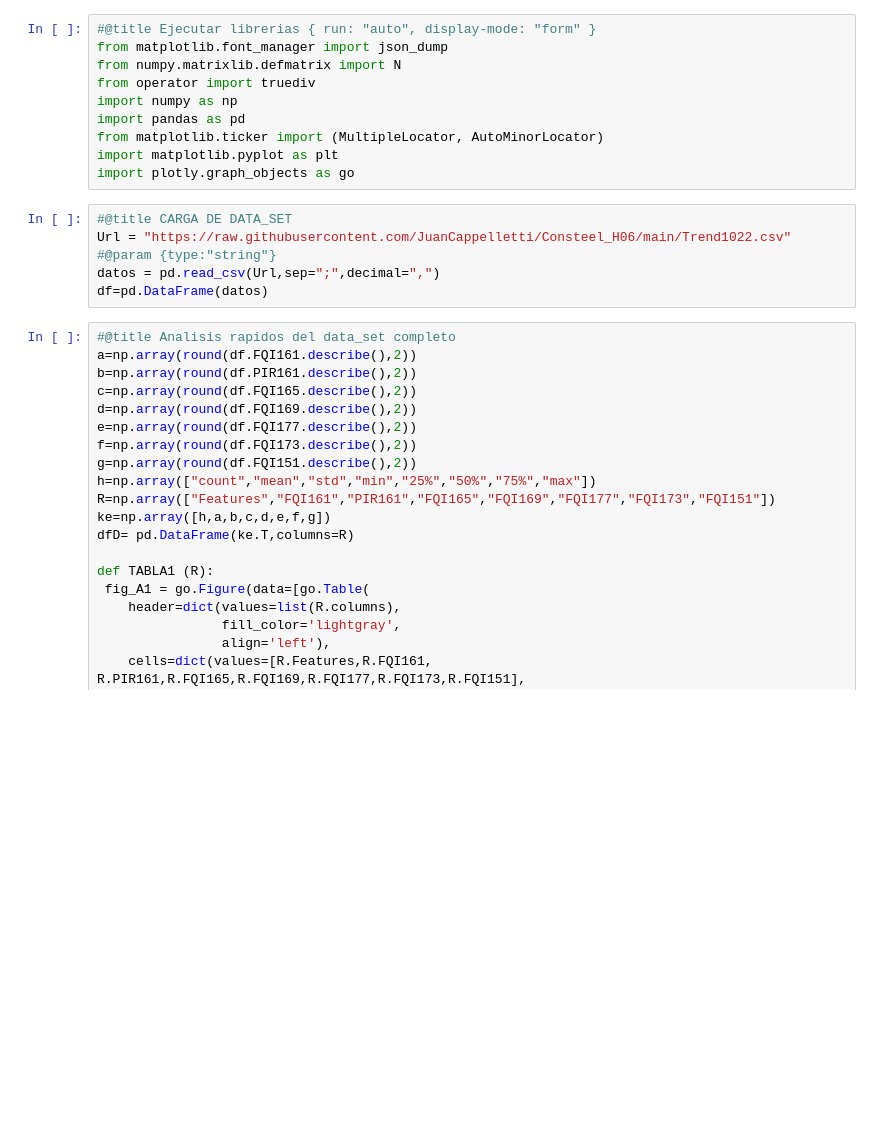
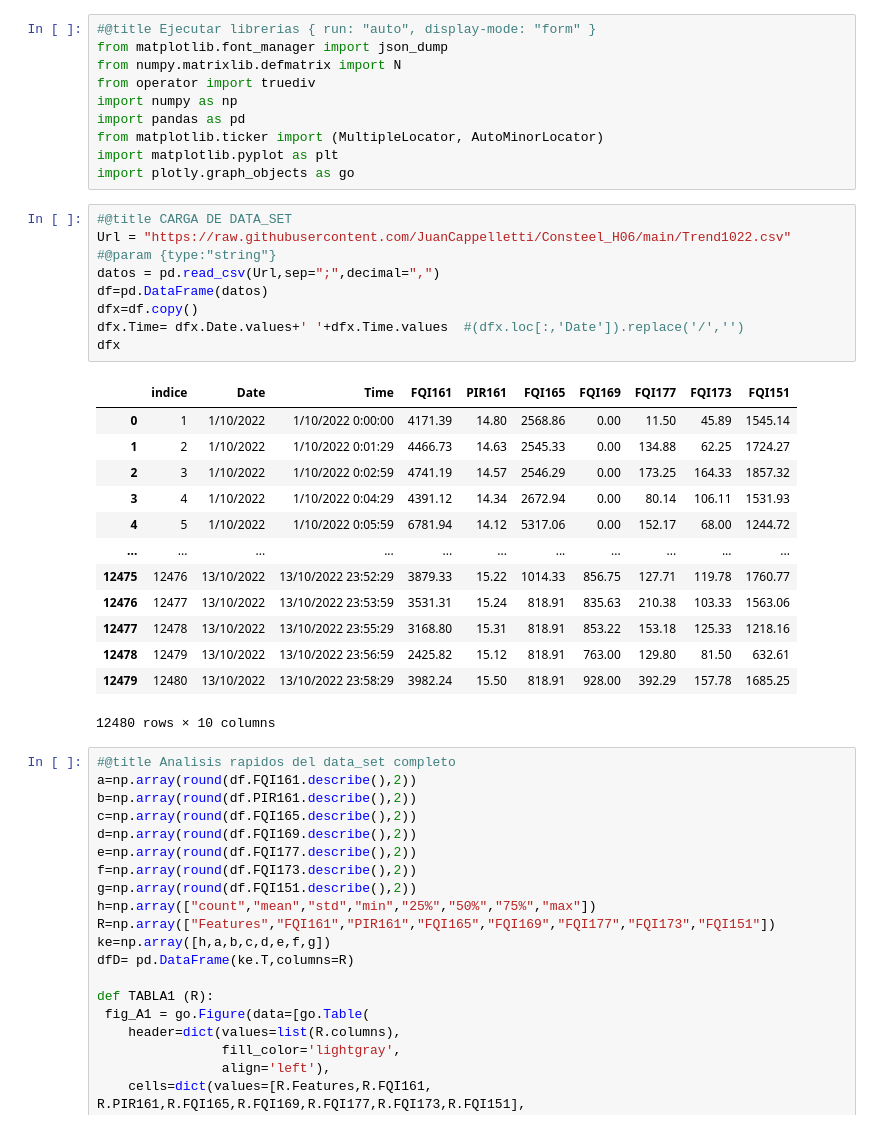
Before and after one commit to JuanCappelletti/Consteel_H06, a Jupyter notebook: ensayo.ipynb, the cells around one changed output. Saved outputs shown, nothing was run; the diff lists cells and outputs as text; blank space fills up the shorter version.

```diff
--- a/ensayo.ipynb
+++ b/ensayo.ipynb
@@ -13,8 +13,25 @@ import plotly.graph_objects as go
 # %%
 #@title CARGA DE DATA_SET
 Url = "https://raw.githubusercontent.com/JuanCappelletti/Consteel_H06/main/Trend1022.csv" #@param {type:"string"}
 datos = pd.read_csv(Url,sep=";",decimal=",")
 df=pd.DataFrame(datos)
+dfx=df.copy()
+dfx.Time= dfx.Date.values+' '+dfx.Time.values  #(dfx.loc[:,'Date']).replace('/','')
+dfx
+# %% [output]
+|  | indice | Date | Time | FQI161 | PIR161 | FQI165 | FQI169 | FQI177 | FQI173 | FQI151 |
+| 0 | 1 | 1/10/2022 | 1/10/2022 0:00:00 | 4171.39 | 14.80 | 2568.86 | 0.00 | 11.50 | 45.89 | 1545.14 |
+| 1 | 2 | 1/10/2022 | 1/10/2022 0:01:29 | 4466.73 | 14.63 | 2545.33 | 0.00 | 134.88 | 62.25 | 1724.27 |
+| 2 | 3 | 1/10/2022 | 1/10/2022 0:02:59 | 4741.19 | 14.57 | 2546.29 | 0.00 | 173.25 | 164.33 | 1857.32 |
+| 3 | 4 | 1/10/2022 | 1/10/2022 0:04:29 | 4391.12 | 14.34 | 2672.94 | 0.00 | 80.14 | 106.11 | 1531.93 |
+| 4 | 5 | 1/10/2022 | 1/10/2022 0:05:59 | 6781.94 | 14.12 | 5317.06 | 0.00 | 152.17 | 68.00 | 1244.72 |
+| ... | ... | ... | ... | ... | ... | ... | ... | ... | ... | ... |
+| 12475 | 12476 | 13/10/2022 | 13/10/2022 23:52:29 | 3879.33 | 15.22 | 1014.33 | 856.75 | 127.71 | 119.78 | 1760.77 |
+| 12476 | 12477 | 13/10/2022 | 13/10/2022 23:53:59 | 3531.31 | 15.24 | 818.91 | 835.63 | 210.38 | 103.33 | 1563.06 |
+| 12477 | 12478 | 13/10/2022 | 13/10/2022 23:55:29 | 3168.80 | 15.31 | 818.91 | 853.22 | 153.18 | 125.33 | 1218.16 |
+| 12478 | 12479 | 13/10/2022 | 13/10/2022 23:56:59 | 2425.82 | 15.12 | 818.91 | 763.00 | 129.80 | 81.50 | 632.61 |
+| 12479 | 12480 | 13/10/2022 | 13/10/2022 23:58:29 | 3982.24 | 15.50 | 818.91 | 928.00 | 392.29 | 157.78 | 1685.25 |
+12480 rows × 10 columns
 # %%
 #@title Analisis rapidos del data_set completo
 a=np.array(round(df.FQI161.describe(),2))
```
Also changed, not shown: parts of 4 cells of this notebook.
